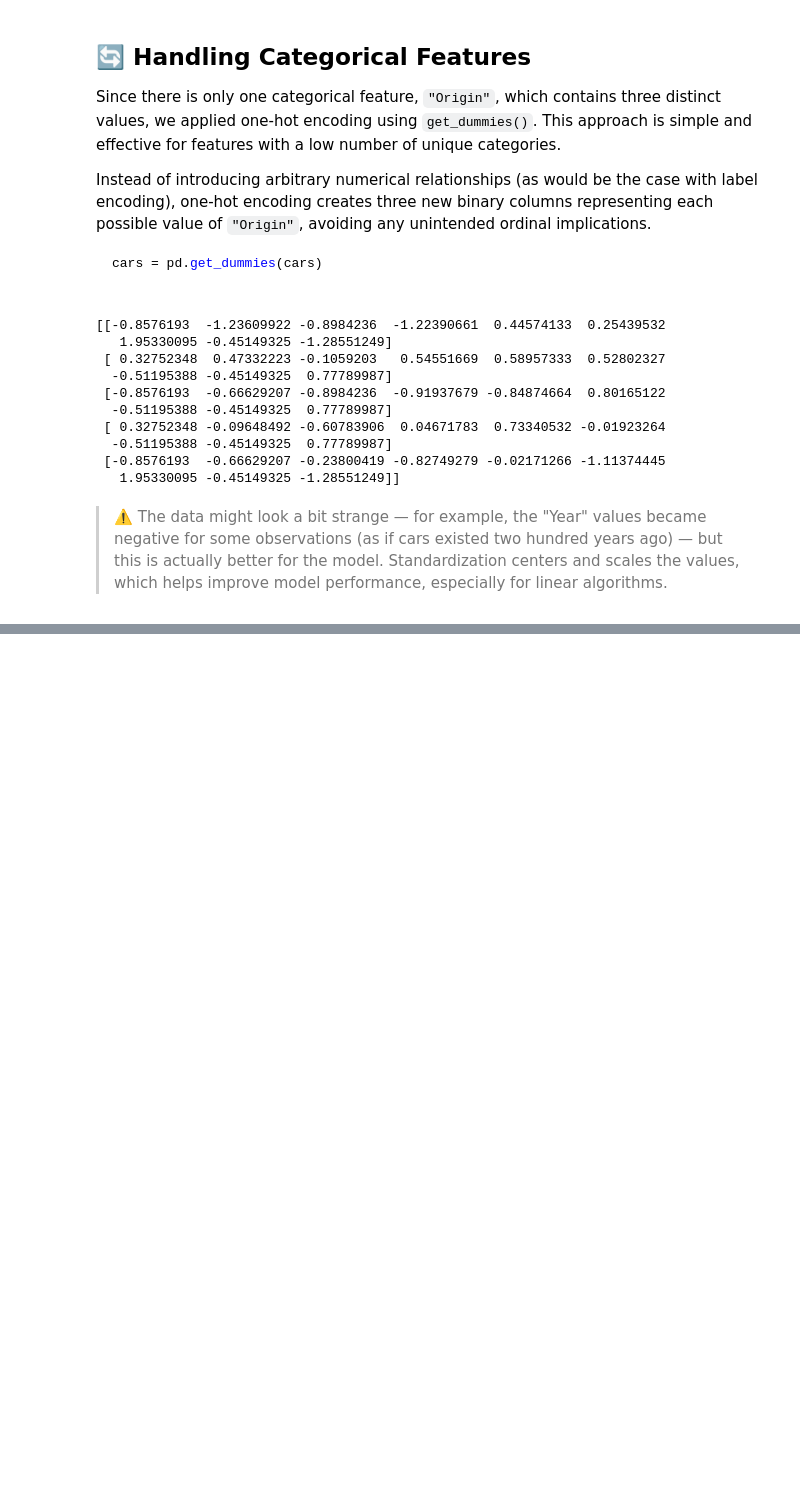
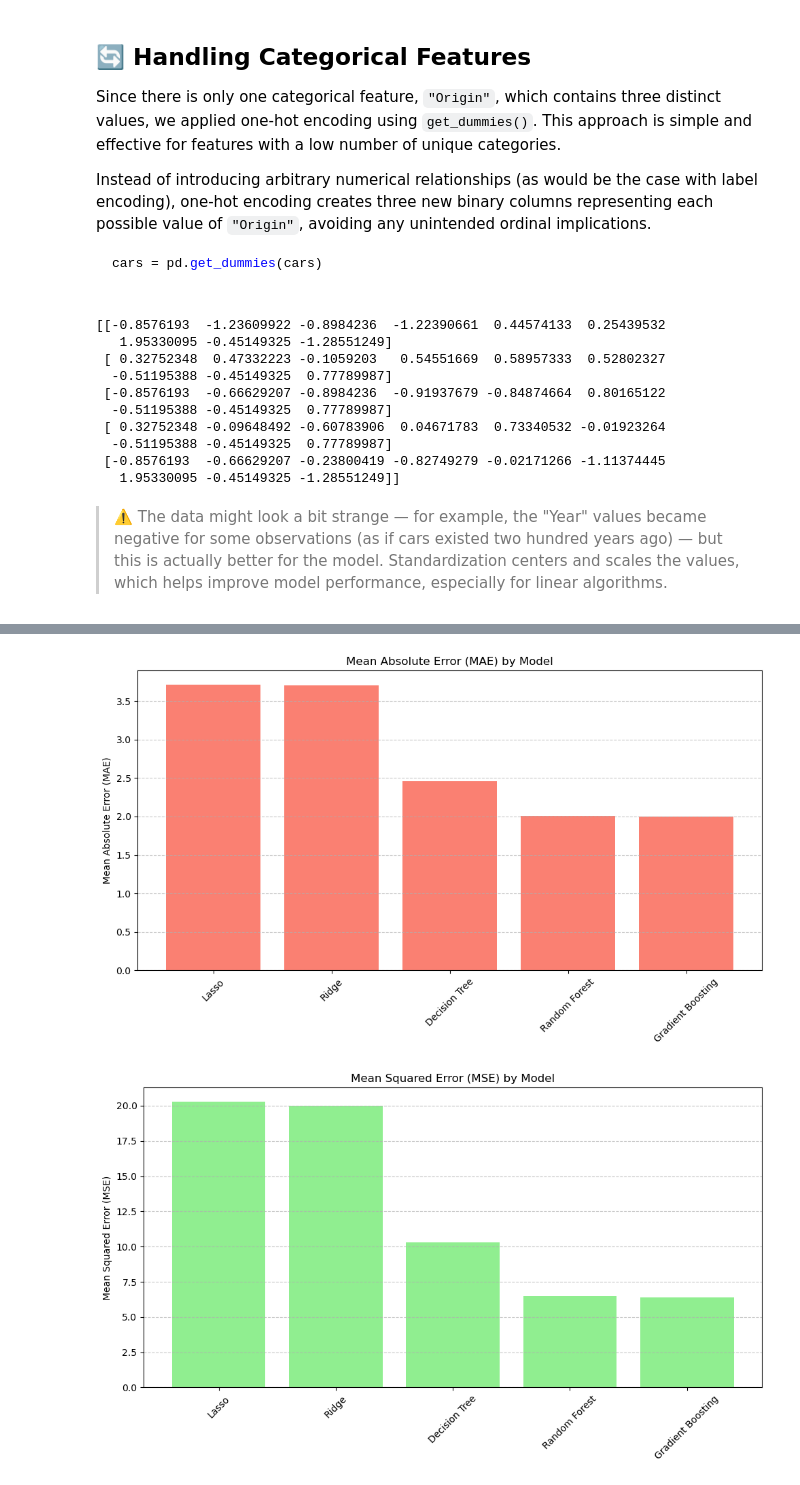
Before and after one commit to DanyHook/Machine_Learning_Case_Study-Optimizing_Carsharing_Services, a Jupyter notebook: Machine_Learning_Pipeline.ipynb, the cells around one changed output, grey strips where cells are left out. Saved outputs shown, nothing was run; the diff lists cells and outputs as text; code cells hidden in the pictures; blank space fills up the shorter version.

```diff
--- a/Machine_Learning_Pipeline.ipynb
+++ b/Machine_Learning_Pipeline.ipynb
@@ -327,0 +478,29 @@ X_test_st = scaler.transform(X_test)
+# %%
+# Lista de nombres de modelos en el mismo orden que en tu lista original
+model_names = ['Lasso', 'Ridge', 'Decision Tree', 'Random Forest', 'Gradient Boosting']
+
+# Listas con los valores de las métricas por modelo (usa los valores que te imprimió `make_prediction`)
+mae_scores = [3.71, 3.70, 2.46, 2.01, 2.00]
+mse_scores = [20.27, 19.99, 10.31, 6.48, 6.41]
+mape_scores = [0.23, 0.22, 0.15, 0.11, 0.11]
+r2_scores = [0.58, 0.58, 0.76, 0.85, 0.85]
+
+# Función para graficar barras
+def plot_metric(metric_values, metric_name, color='skyblue'):
+    plt.figure(figsize=(10, 6))
+    plt.bar(model_names, metric_values, color=color)
+    plt.title(f'{metric_name} by Model')
+    plt.ylabel(metric_name)
+    plt.xticks(rotation=45)
+    plt.grid(axis='y', linestyle='--', alpha=0.7)
+    plt.tight_layout()
+    plt.show()
+
+# Graficar cada métrica
+plot_metric(mae_scores, 'Mean Absolute Error (MAE)', color='salmon')
+plot_metric(mse_scores, 'Mean Squared Error (MSE)', color='lightgreen')
+plot_metric(mape_scores, 'Mean Absolute Percentage Error (MAPE)', color='cornflowerblue')
+plot_metric(r2_scores, 'R² Score', color='gold')
+# %% [output]
+[figure, added]
+[figure, added]
```
Also changed, not shown: parts of 11 cells of this notebook.
